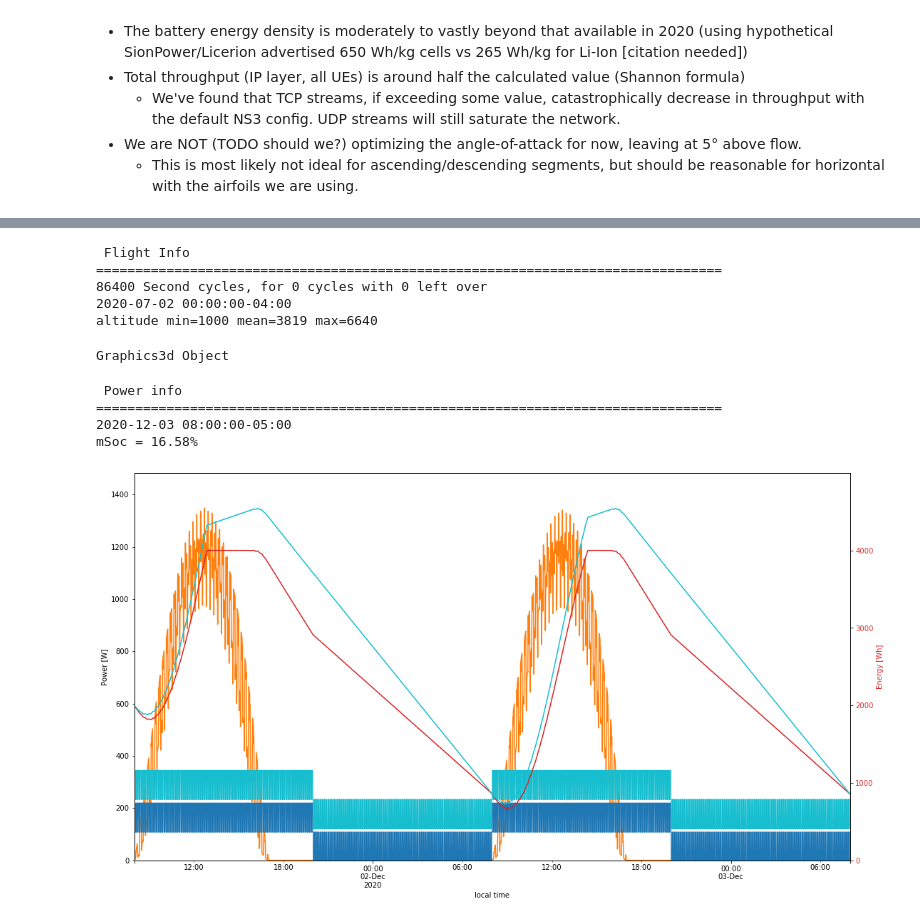
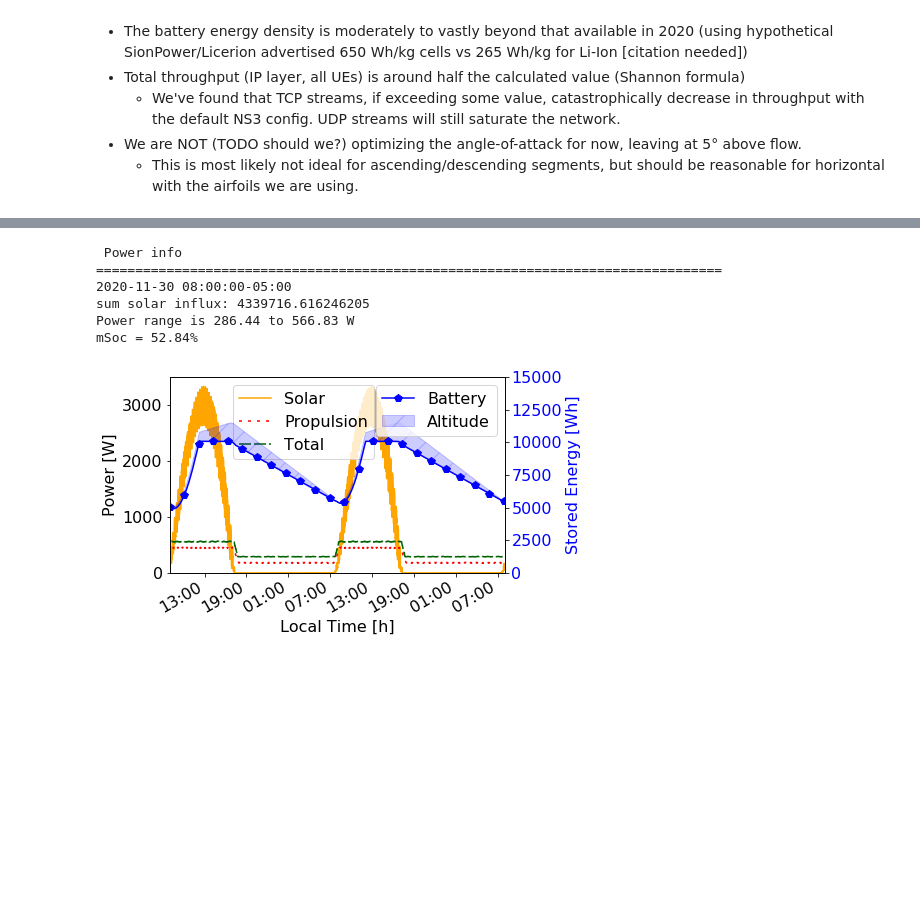
Before and after one commit to jarmillemich/umf-thesis, a Jupyter notebook: jarmillemich-ns3/python/Trial 3.ipynb, the cells around one changed output, grey strips where cells are left out. Drawn from its saved outputs; the diff is of its cells as text; code cells hidden in the pictures; blank space fills up the shorter version.

```diff
--- a/jarmillemich-ns3/python/Trial 3.ipynb
+++ b/jarmillemich-ns3/python/Trial 3.ipynb
@@ -111,6 +115,7 @@ mass, wingSpan, e0, chord, bat_Wh_cap = 51.90, 24.00, 0.92, 0.50, 4000.00
 # %%
 if 'thesis.EvalHelper' in sys.modules: del sys.modules['thesis.EvalHelper']
 if 'thesis.Scenario' in sys.modules: del sys.modules['thesis.Scenario']
+plt.rcParams.update({'font.size':16})
 
 from thesis.EvalHelper import Judge
 from thesis.Scenario import Scenario
@@ -120,5 +125,10 @@ scene.addRandomGroundUsersUniformCircular(2, r = 5000)
 
 judge = Judge(scene, craft)
 
-scene.render(size=50000)
+#scene.render(size=50000)
+
+judge.displayFlightPower(flight, bat_Wh_cap, P_payload, start = '2020-11-28T08', end = '2020-11-28T19', legend=True, savename='test.pdf')
+times = pd.date_range(start = '2020-11-28T08', end = '2020-11-28T19', freq='30S', tz='America/Detroit')
+#plt.figure()
+#flight.toPoses(times.to_series()).tilt.plot(figsize=(18,10))
 # %% [output]
@@ -198,28 +202,30 @@ judge.displayFlightAltitudeThroughputInfo(flight)
 # %%
 if 'thesis.Trajectory' in sys.modules: del sys.modules['thesis.Trajectory']
 from thesis.Trajectory import SimpleLadderTrajectory
-base_height = 1000
+
+# NB, the duty cycle should roughly be adjusted to match the time when we have more solar than power out
+#     (to maximize energy efficiency!)
 
 trajectory = SimpleLadderTrajectory(
-    (0, 0, base_height),
+    (0, 0, 1000),
     lobeRadius = 500,
-    lobeCenterDistance = 1495.6,
+    lobeCenterDistance = 1475.45,
     stepHeight=60,
-    nSteps=47
+    nSteps=36,
+    nStepsDown=55
 )
 flight = Flight(craft, trajectory, [5 for piece in trajectory.pieces], **radioParams)
 
-judge.displayFlightTrajectoryInfo(flight, threed=True)
-judge.displayFlightPower(flight, bat_Wh_cap, P_payload, start = '2020-12-01T08', end = '2020-12-03T08')
+#judge.displayFlightTrajectoryInfo(flight, render = False)
+#judge.displayFlightTrajectoryInfo(flight, threed=True)
+judge.displayFlightPower(flight, bat_Wh_cap, P_payload, start = '2020-11-28T08', end = '2020-11-30T08', legend=True, savename='energy_ladder.pdf')
+#judge.displayFlightPower(flight, bat_Wh_cap, P_payload)
+flight1 = flight
 # %% [output]
- Flight Info
+ Power info
 ================================================================================
-86400 Second cycles, for 0 cycles with 0 left over
-2020-07-02 00:00:00-04:00
-altitude min=1000 mean=3819 max=6640
+2020-11-30 08:00:00-05:00
+sum solar influx: 4339716.616246205
+Power range is 286.44 to 566.83 W
+mSoc = 52.84%
-Graphics3d Object
- Power info
-================================================================================
-2020-12-03 08:00:00-05:00
-mSoc = 16.58%
-[figure, old version]
+[figure, new version]
```
Also changed, not shown: parts of 17 cells of this notebook, 32 other files.
